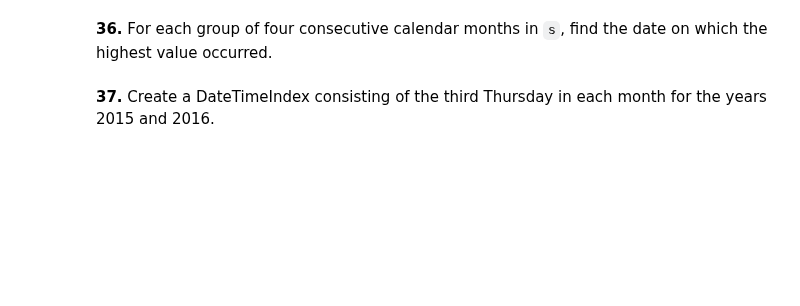
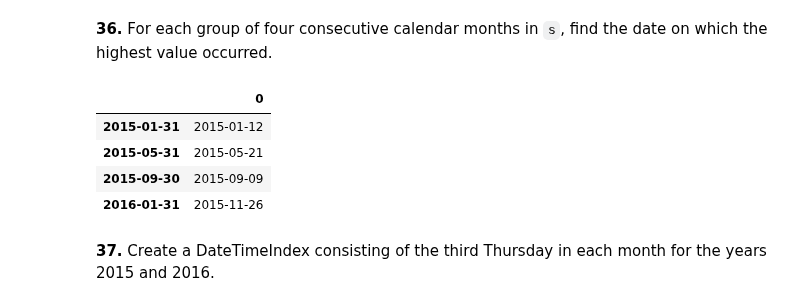
Before and after one commit to w26738/Notebook, a Jupyter notebook: data_analysis/100-pandas-puzzles.ipynb, the cells around one changed output. Saved outputs shown, nothing was run; the diff lists cells and outputs as text; code cells hidden in the pictures; blank space fills up the shorter version.

```diff
--- a/data_analysis/100-pandas-puzzles.ipynb
+++ b/data_analysis/100-pandas-puzzles.ipynb
@@ -625,4 +796,12 @@ pandas is fantastic for working with dates and times. These puzzles explore some
 # %% [markdown]
 **36.** For each group of four consecutive calendar months in `s`, find the date on which the highest value occurred.
+# %%
+s.groupby(pd.Grouper(freq='4M')).idxmax()
+# %% [output]
+|  | 0 |
+| 2015-01-31 | 2015-01-12 |
+| 2015-05-31 | 2015-05-21 |
+| 2015-09-30 | 2015-09-09 |
+| 2016-01-31 | 2015-11-26 |
 # %% [markdown]
 **37.** Create a DateTimeIndex consisting of the third Thursday in each month for the years 2015 and 2016.
```
Also changed, not shown: parts of 16 cells of this notebook.
